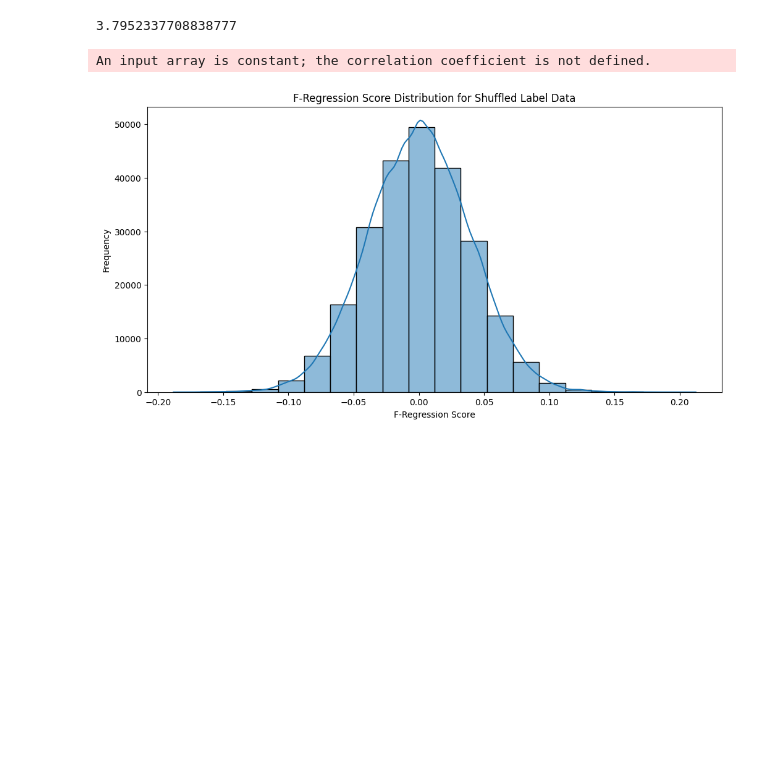
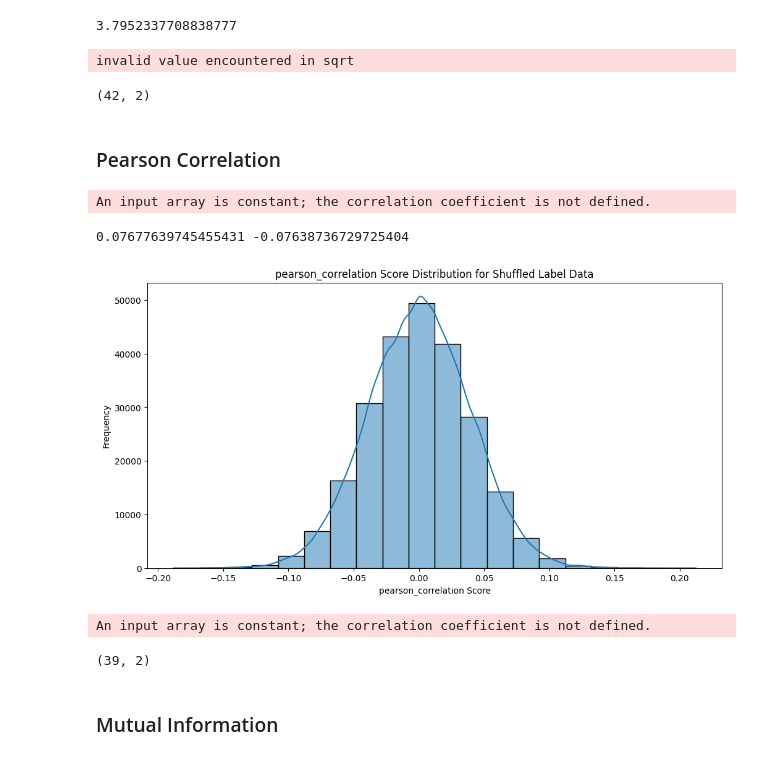
Before and after one commit to AnEvilBurrito/ode-biomarker-project, a Jupyter notebook: project-phdndf/AN07_feature selection.ipynb, the cells around one changed output. Saved outputs shown, nothing was run; the diff lists cells and outputs as text; code cells hidden in the pictures; blank space fills up the shorter version.

```diff
--- a/project-phdndf/AN07_feature selection.ipynb
+++ b/project-phdndf/AN07_feature selection.ipynb
@@ -43,3 +38,18 @@ rf_selected, rf_score = rf_select(feature_data, label_data, feature_size, **key_
+# %%
+folder_name = "FeatureSelectionFGFR4"
+exp_id = "testExp"
+fixed_random_seed = 42 # -1 for no seed
+save_figure = False
+save_data = True
+show_figure = True
+
+feature_size = feature_data.shape[1]
+key_args = {'random_state': fixed_random_seed}
+
+if not os.path.exists(f'{path_loader.get_data_path()}data/results/{folder_name}'):
+    os.makedirs(f'{path_loader.get_data_path()}data/results/{folder_name}')
+
+file_save_path = f'{path_loader.get_data_path()}data/results/{folder_name}/'
 # %%
 def build_dataframe(selected_indices, scores, feature_data):
     # if selected_indices are not indices but labels, skip the label conversion step
@@ -319,3 +335,8 @@ threshold = np.percentile(all_scores, 95)
 threshold
 # %% [output]
 3.7952337708838777
+# %%
+selected, scores = method(feature_data, label_data, feature_size, **method_kwargs)
+df = build_dataframe(selected, scores, feature_data)
+# %% [output]
+invalid value encountered in sqrt
@@ -322,18 +349,37 @@ threshold
+# %%
+df_above_threshold.shape
+# %% [output]
+(42, 2)
+# %% [markdown]
+### Pearson Correlation
 # %%
 method = pearson_corr_select
+method_string = 'pearson_correlation'
 method_kwargs = {'return_all': False}
+
 all_scores = get_shuffled_scores(shuffled_label_data, feature_data, method, method_kwargs)
 
+
 all_scores = [score for score in all_scores if not np.isnan(score)]
-threshold = np.percentile(all_scores, 95)
+upper_threshold = np.percentile(all_scores, 97.5)
+lower_threshold = np.percentile(all_scores, 2.5)
+print(upper_threshold, lower_threshold)
+
 
 # set plot size
 plt.figure(figsize=(12, 6))
 sns.histplot(all_scores, bins=20, kde=True)
-plt.xlabel('F-Regression Score')
+plt.xlabel(f'{method_string} Score')
 plt.ylabel('Frequency')
-plt.title('F-Regression Score Distribution for Shuffled Label Data')
-plt.show()
+plt.title(f'{method_string} Score Distribution for Shuffled Label Data')
+if show_figure: plt.show()
+if save_figure: plt.savefig(f'{file_save_path}{exp_id}_{method_string}_shuffled_label_data.png')
 # %% [output]
 An input array is constant; the correlation coefficient is not defined.
+0.07677639745455431 -0.07638736729725404
-[figure, old version]
+[figure, new version]
+# %%
+selected, scores = method(feature_data, label_data, feature_size, **method_kwargs)
+df = build_dataframe(selected, scores, feature_data)
+# %% [output]
+An input array is constant; the correlation coefficient is not defined.
@@ -339,0 +397,6 @@ An input array is constant; the correlation coefficient is not defined.
+# %%
+df_above_threshold.shape
+# %% [output]
+(39, 2)
+# %% [markdown]
+### Mutual Information
```
Also changed, not shown: parts of 16 cells of this notebook, 1 other file.
